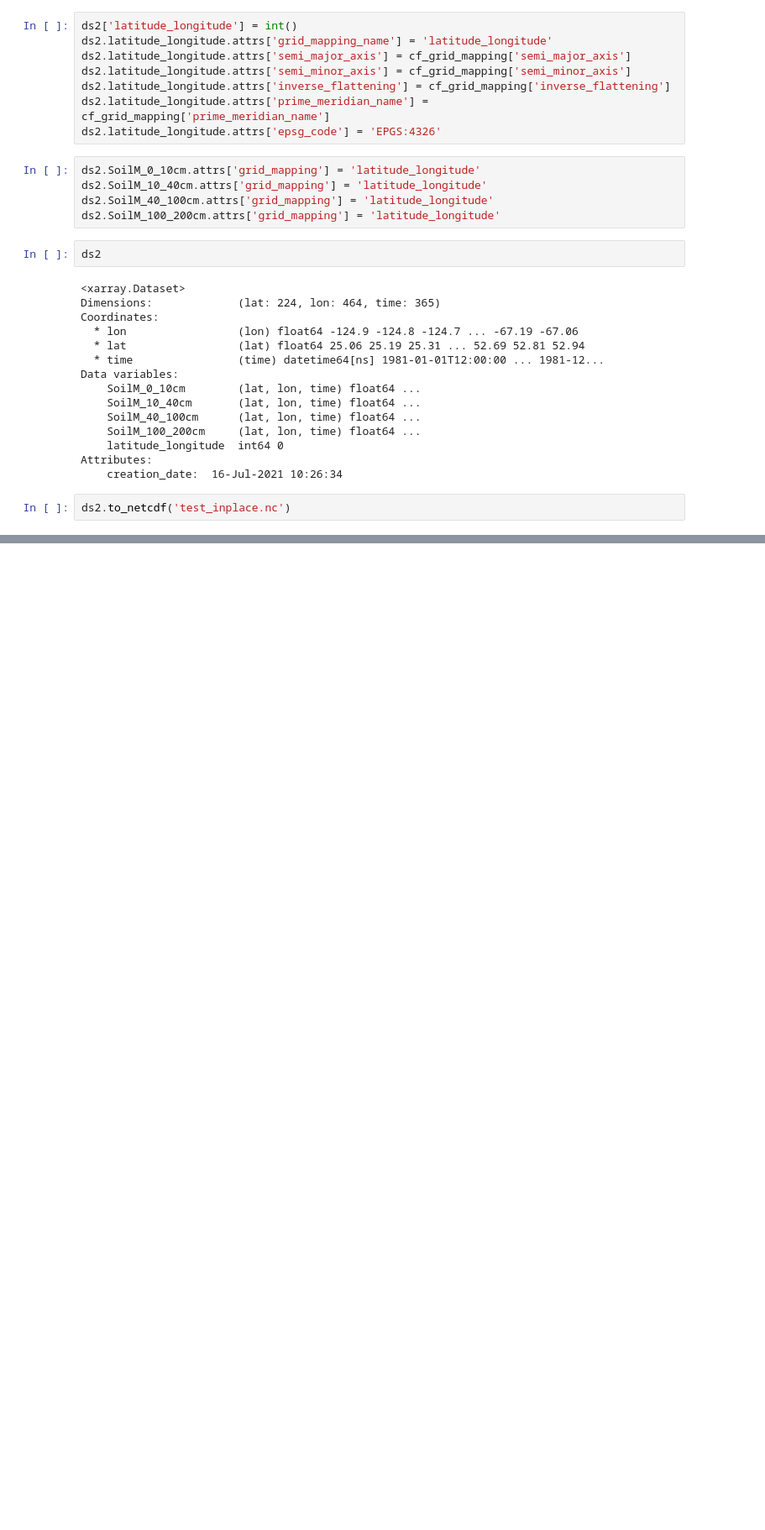
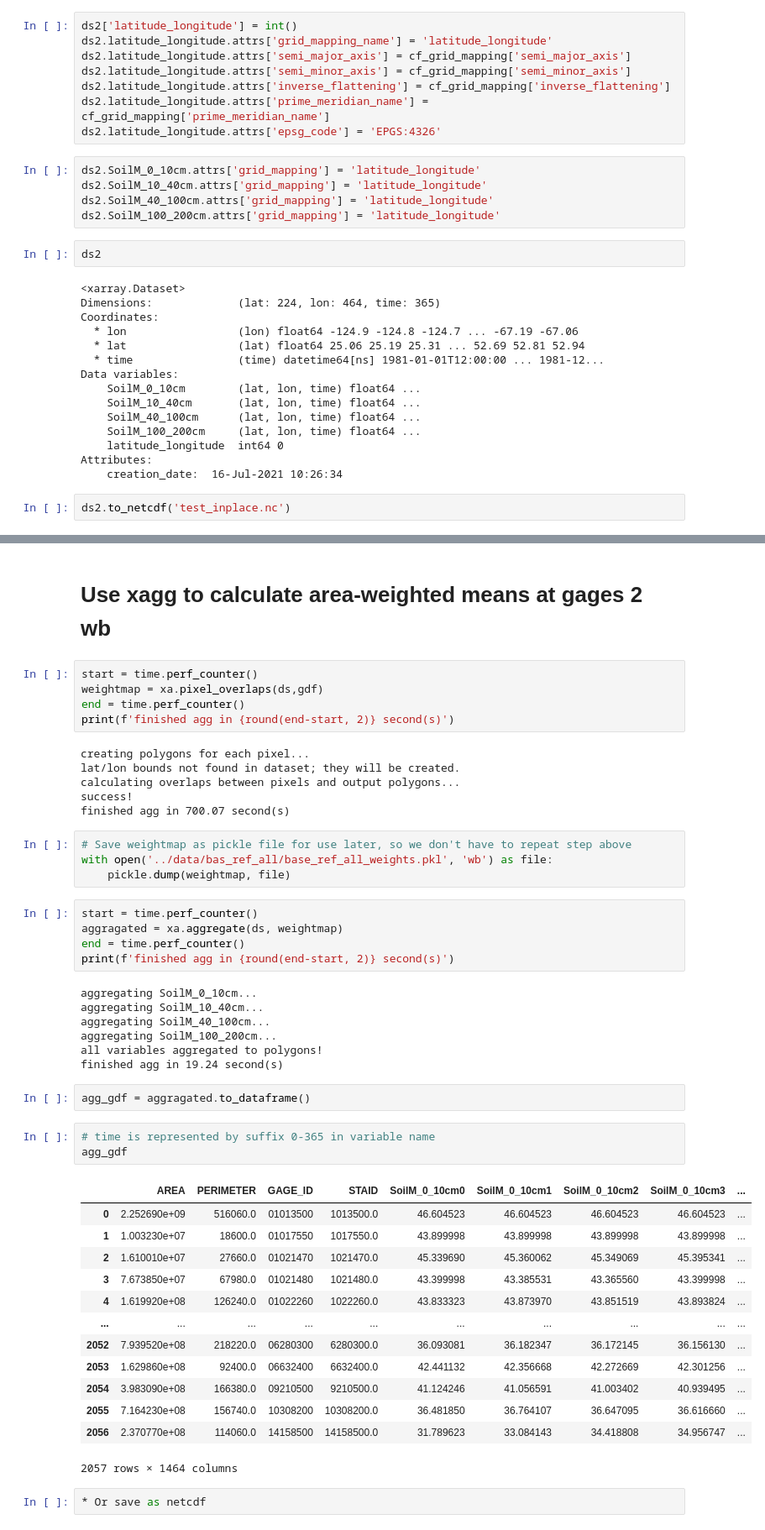
Before and after one commit to rmcd-mscb/nldas2wb, a Jupyter notebook: notebooks/NLDAS_SoilMoist_Fix.ipynb, the cells around one changed output, grey strips where cells are left out. Shown at 84% size. Cells and saved outputs as stored; diff of their text form; blank space fills up the shorter version.

Commit message:
added xagg example

```diff
--- a/notebooks/NLDAS_SoilMoist_Fix.ipynb
+++ b/notebooks/NLDAS_SoilMoist_Fix.ipynb
@@ -271,0 +274,50 @@ ds2.to_netcdf('test_inplace.nc')
+# %% [markdown]
+# Use xagg to calculate area-weighted means at gages 2 wb
+# %%
+start = time.perf_counter()
+weightmap = xa.pixel_overlaps(ds,gdf)
+end = time.perf_counter()
+print(f'finished agg in {round(end-start, 2)} second(s)')
+# %% [output]
+creating polygons for each pixel...
+lat/lon bounds not found in dataset; they will be created.
+calculating overlaps between pixels and output polygons...
+success!
+finished agg in 700.07 second(s)
+# %%
+# Save weightmap as pickle file for use later, so we don't have to repeat step above
+with open('../data/bas_ref_all/base_ref_all_weights.pkl', 'wb') as file:
+    pickle.dump(weightmap, file)
+# %%
+start = time.perf_counter()
+aggragated = xa.aggregate(ds, weightmap)
+end = time.perf_counter()
+print(f'finished agg in {round(end-start, 2)} second(s)')
+# %% [output]
+aggregating SoilM_0_10cm...
+aggregating SoilM_10_40cm...
+aggregating SoilM_40_100cm...
+aggregating SoilM_100_200cm...
+all variables aggregated to polygons!
+finished agg in 19.24 second(s)
+# %%
+agg_gdf = aggragated.to_dataframe()
+# %%
+# time is represented by suffix 0-365 in variable name
+agg_gdf
+# %% [output]
+|  | AREA | PERIMETER | GAGE_ID | STAID | SoilM_0_10cm0 | SoilM_0_10cm1 | SoilM_0_10cm2 | SoilM_0_10cm3 | ... |
+| 0 | 2.252690e+09 | 516060.0 | 01013500 | 1013500.0 | 46.604523 | 46.604523 | 46.604523 | 46.604523 | ... |
+| 1 | 1.003230e+07 | 18600.0 | 01017550 | 1017550.0 | 43.899998 | 43.899998 | 43.899998 | 43.899998 | ... |
+| 2 | 1.610010e+07 | 27660.0 | 01021470 | 1021470.0 | 45.339690 | 45.360062 | 45.349069 | 45.395341 | ... |
+| 3 | 7.673850e+07 | 67980.0 | 01021480 | 1021480.0 | 43.399998 | 43.385531 | 43.365560 | 43.399998 | ... |
+| 4 | 1.619920e+08 | 126240.0 | 01022260 | 1022260.0 | 43.833323 | 43.873970 | 43.851519 | 43.893824 | ... |
+| ... | ... | ... | ... | ... | ... | ... | ... | ... | ... |
+| 2052 | 7.939520e+08 | 218220.0 | 06280300 | 6280300.0 | 36.093081 | 36.182347 | 36.172145 | 36.156130 | ... |
+| 2053 | 1.629860e+08 | 92400.0 | 06632400 | 6632400.0 | 42.441132 | 42.356668 | 42.272669 | 42.301256 | ... |
+| 2054 | 3.983090e+08 | 166380.0 | 09210500 | 9210500.0 | 41.124246 | 41.056591 | 41.003402 | 40.939495 | ... |
+| 2055 | 7.164230e+08 | 156740.0 | 10308200 | 10308200.0 | 36.481850 | 36.764107 | 36.647095 | 36.616660 | ... |
+| 2056 | 2.370770e+08 | 114060.0 | 14158500 | 14158500.0 | 31.789623 | 33.084143 | 34.418808 | 34.956747 | ... |
+2057 rows × 1464 columns
+# %%
+* Or save as netcdf
```
Also changed, not shown: parts of 2 cells of this notebook.
